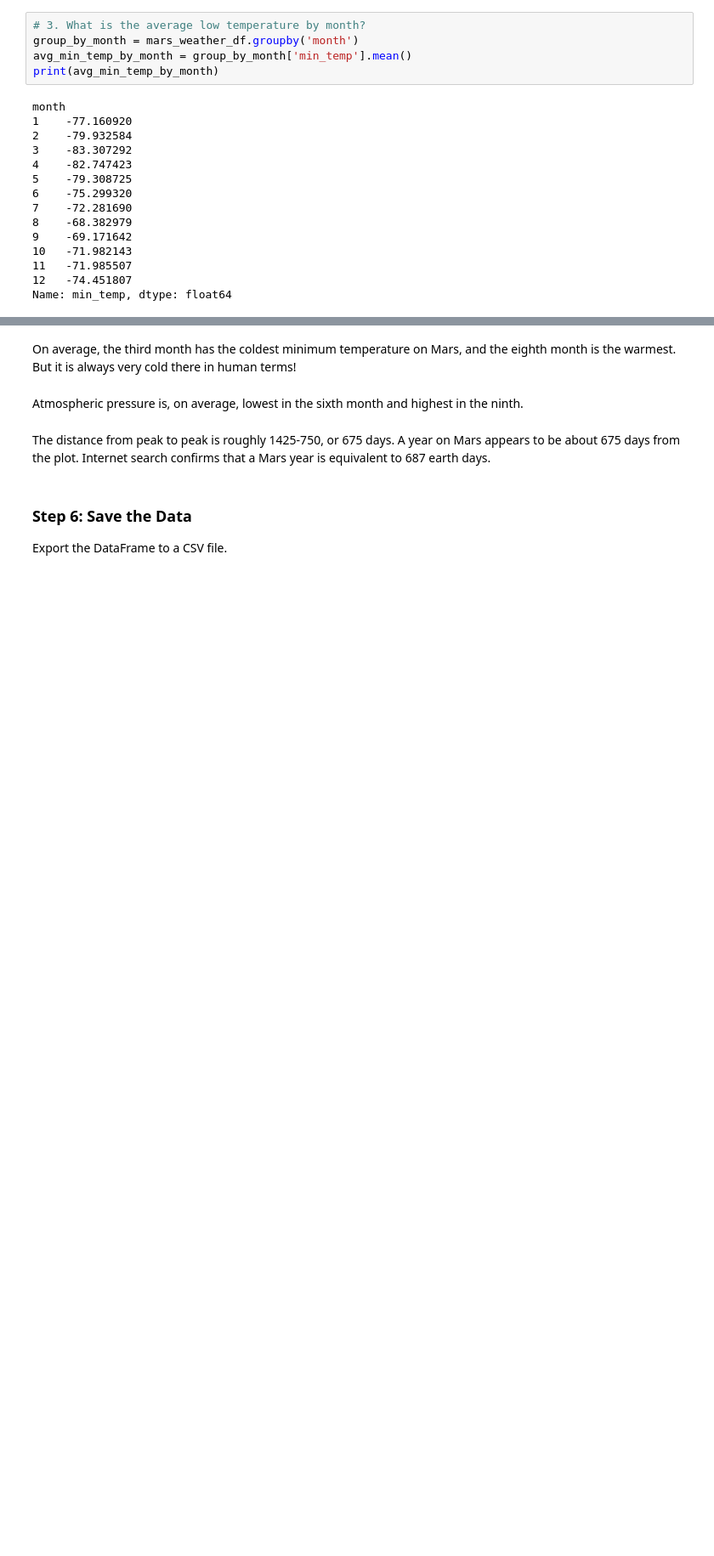
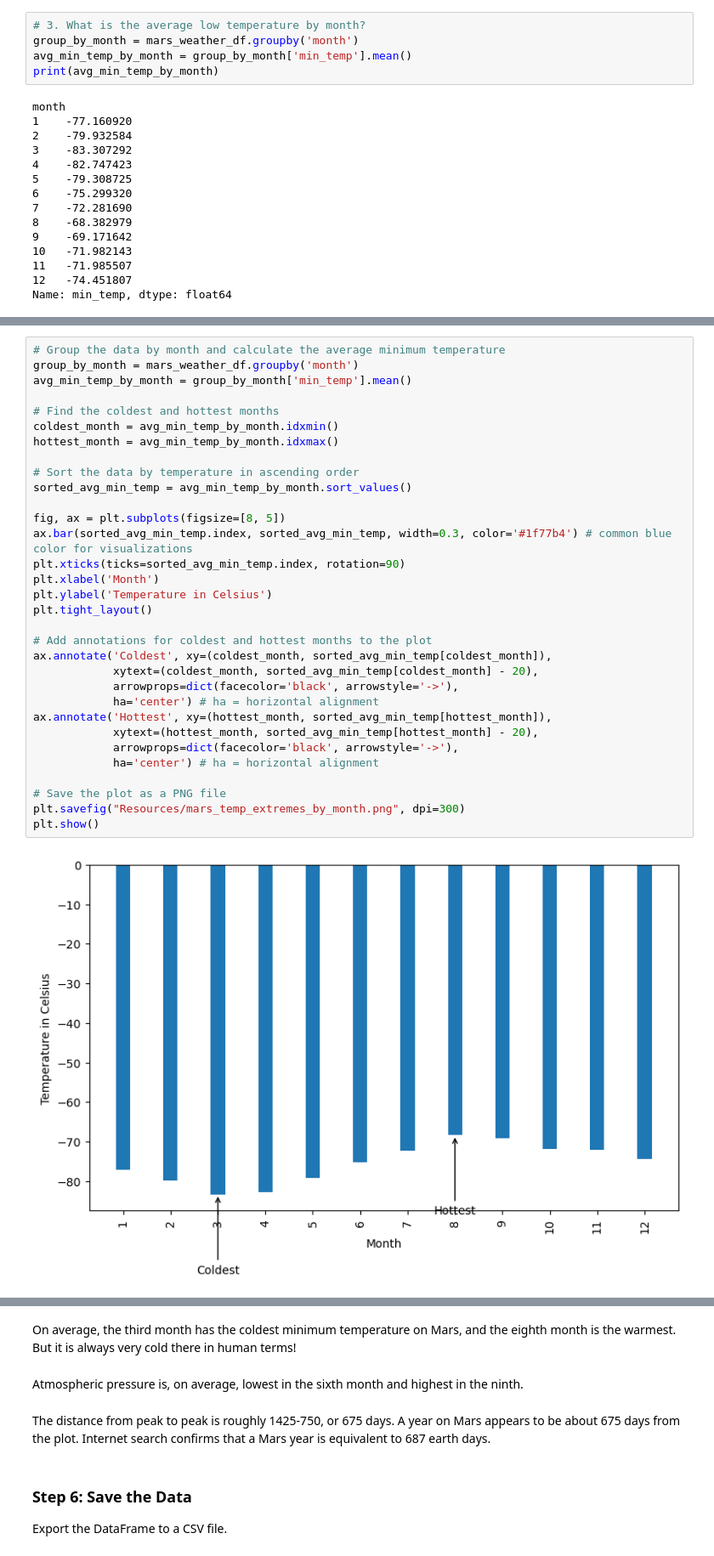
Before and after one commit to aglantzrbc/data-scraping-challenge, a Jupyter notebook: part_2_mars_weather.ipynb, the cells around one changed output, grey strips where cells are left out. Shown at 85% size. Saved outputs shown, nothing was run; the diff lists cells and outputs as text; blank space fills up the shorter version.

```diff
--- a/part_2_mars_weather.ipynb
+++ b/part_2_mars_weather.ipynb
@@ -182,2 +207,36 @@ plt.show()
+# %%
+# Group the data by month and calculate the average minimum temperature
+group_by_month = mars_weather_df.groupby('month')
+avg_min_temp_by_month = group_by_month['min_temp'].mean()
+
+# Find the coldest and hottest months
+coldest_month = avg_min_temp_by_month.idxmin()
+hottest_month = avg_min_temp_by_month.idxmax()
+
+# Sort the data by temperature in ascending order
+sorted_avg_min_temp = avg_min_temp_by_month.sort_values()
+
+fig, ax = plt.subplots(figsize=[8, 5])
+ax.bar(sorted_avg_min_temp.index, sorted_avg_min_temp, width=0.3, color='#1f77b4') # common blue color for visualizations
+plt.xticks(ticks=sorted_avg_min_temp.index, rotation=90)
+plt.xlabel('Month')
+plt.ylabel('Temperature in Celsius')
+plt.tight_layout()
+
+# Add annotations for coldest and hottest months to the plot
+ax.annotate('Coldest', xy=(coldest_month, sorted_avg_min_temp[coldest_month]),
+            xytext=(coldest_month, sorted_avg_min_temp[coldest_month] - 20),
+            arrowprops=dict(facecolor='black', arrowstyle='->'),
+            ha='center') # ha = horizontal alignment
+ax.annotate('Hottest', xy=(hottest_month, sorted_avg_min_temp[hottest_month]),
+            xytext=(hottest_month, sorted_avg_min_temp[hottest_month] - 20),
+            arrowprops=dict(facecolor='black', arrowstyle='->'),
+            ha='center') # ha = horizontal alignment
+
+# Save the plot as a PNG file
+plt.savefig("Resources/mars_temp_extremes_by_month.png", dpi=300)
+plt.show()
+# %% [output]
+[figure, added]
 # %%
 # 4. Average pressure by Martian month
```
Also changed, not shown: parts of 15 cells of this notebook, 5 other files.
